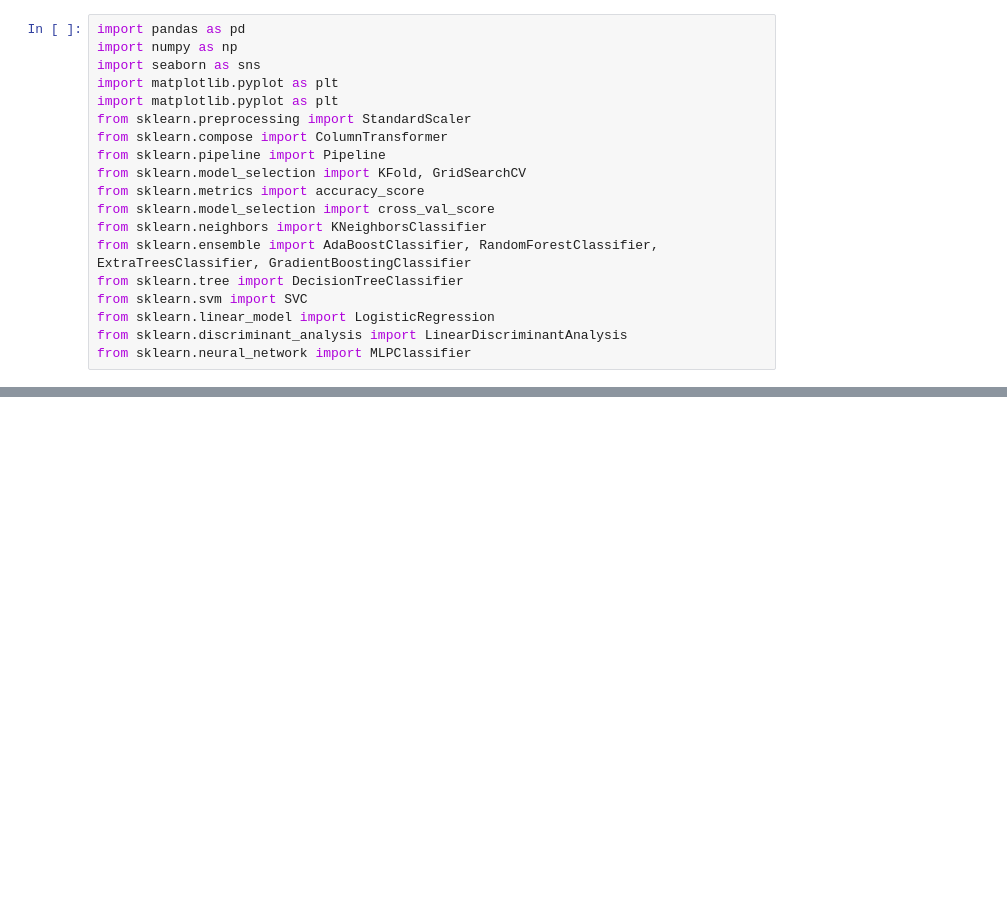
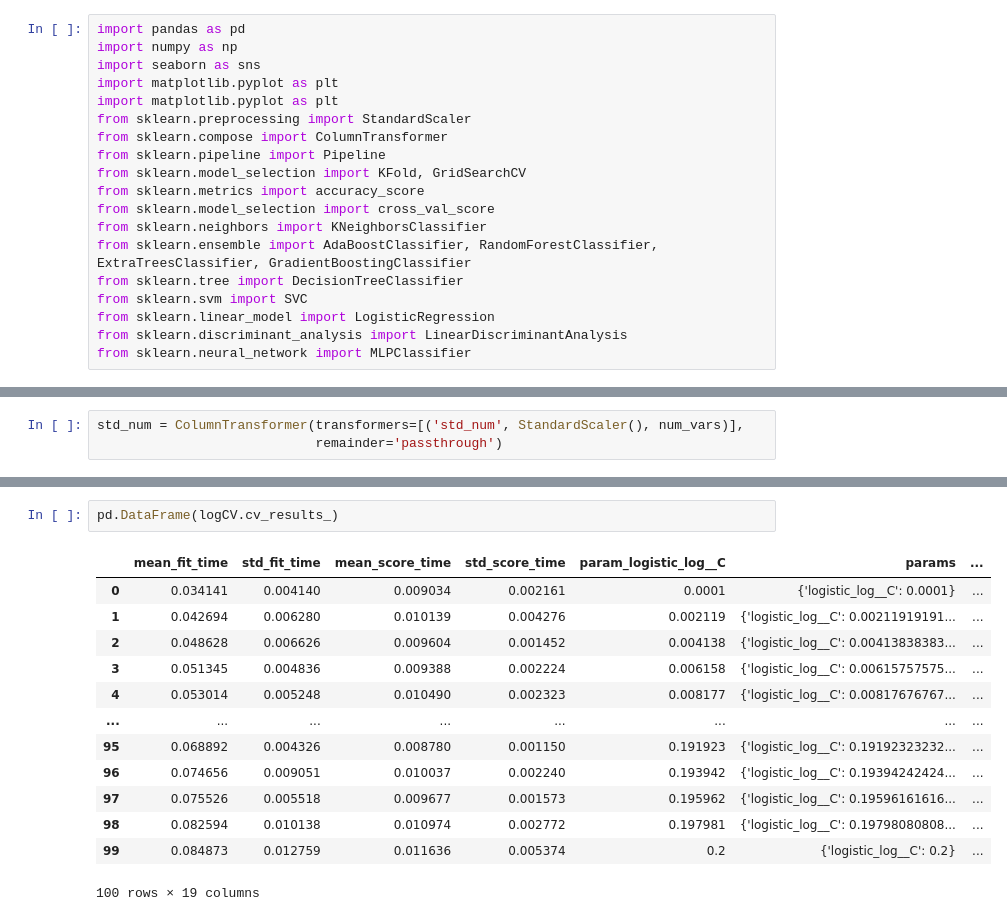
Before and after one commit to LuciaCam/ML_kaggle_competition, a Jupyter notebook: Log_Reg.ipynb, the cells around one changed output, grey strips where cells are left out. Drawn from its saved outputs; the diff is of its cells as text; blank space fills up the shorter version.

```diff
--- a/Log_Reg.ipynb
+++ b/Log_Reg.ipynb
@@ -92,0 +103,3 @@ cv_plot = cv_plot.set_title("CV Scores")
+# %%
+std_num = ColumnTransformer(transformers=[('std_num', StandardScaler(), num_vars)],
+                            remainder='passthrough')
@@ -92,0 +150,16 @@ cv_plot = cv_plot.set_title("CV Scores")
+# %%
+pd.DataFrame(logCV.cv_results_)
+# %% [output]
+|  | mean_fit_time | std_fit_time | mean_score_time | std_score_time | param_logistic_log__C | params | ... |
+| 0 | 0.034141 | 0.004140 | 0.009034 | 0.002161 | 0.0001 | {'logistic_log__C': 0.0001} | ... |
+| 1 | 0.042694 | 0.006280 | 0.010139 | 0.004276 | 0.002119 | {'logistic_log__C': 0.00211919191... | ... |
+| 2 | 0.048628 | 0.006626 | 0.009604 | 0.001452 | 0.004138 | {'logistic_log__C': 0.00413838383... | ... |
+| 3 | 0.051345 | 0.004836 | 0.009388 | 0.002224 | 0.006158 | {'logistic_log__C': 0.00615757575... | ... |
+| 4 | 0.053014 | 0.005248 | 0.010490 | 0.002323 | 0.008177 | {'logistic_log__C': 0.00817676767... | ... |
+| ... | ... | ... | ... | ... | ... | ... | ... |
+| 95 | 0.068892 | 0.004326 | 0.008780 | 0.001150 | 0.191923 | {'logistic_log__C': 0.19192323232... | ... |
+| 96 | 0.074656 | 0.009051 | 0.010037 | 0.002240 | 0.193942 | {'logistic_log__C': 0.19394242424... | ... |
+| 97 | 0.075526 | 0.005518 | 0.009677 | 0.001573 | 0.195962 | {'logistic_log__C': 0.19596161616... | ... |
+| 98 | 0.082594 | 0.010138 | 0.010974 | 0.002772 | 0.197981 | {'logistic_log__C': 0.19798080808... | ... |
+| 99 | 0.084873 | 0.012759 | 0.011636 | 0.005374 | 0.2 | {'logistic_log__C': 0.2} | ... |
+100 rows × 19 columns
```
Also changed, not shown: parts of 21 cells of this notebook.
